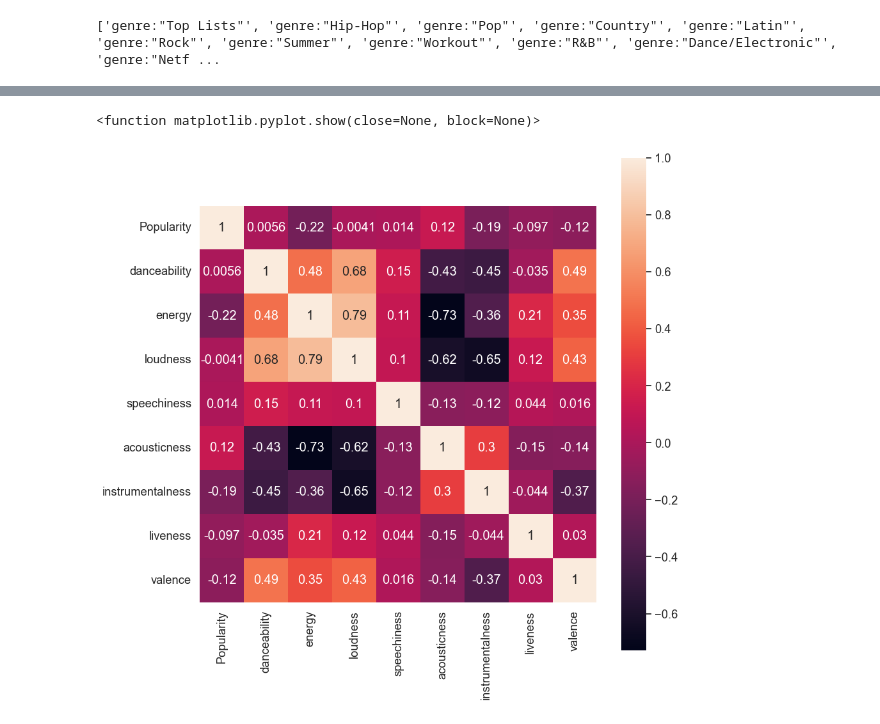
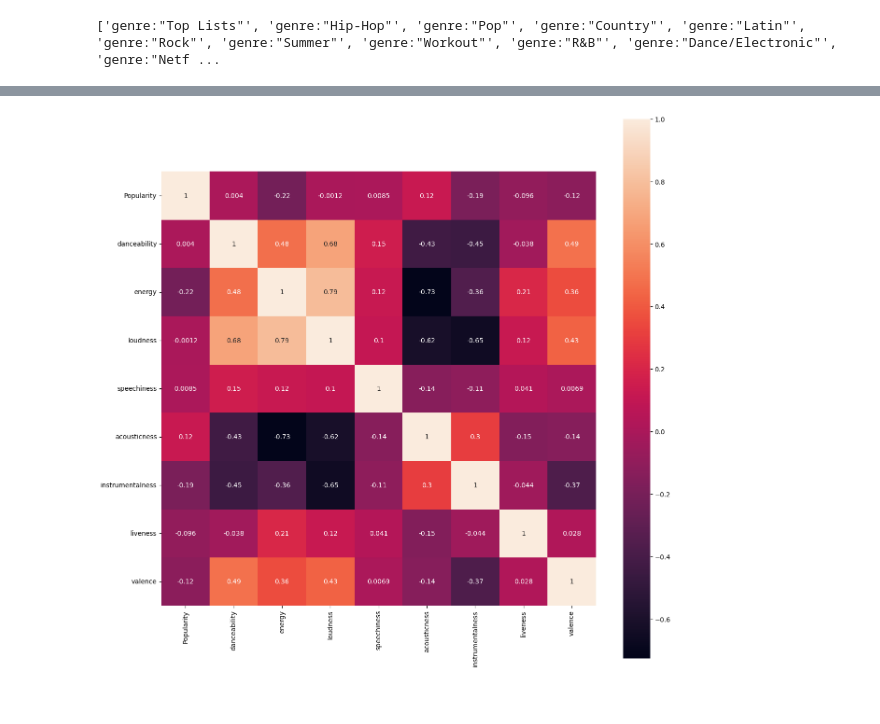
Before and after one commit to pd23041/2355980_EMATM0048, a Jupyter notebook: Part2/Crawl_Spotify_API.ipynb, the cells around one changed output, grey strips where cells are left out. Cells and saved outputs as stored; diff of their text form; code cells hidden in the pictures.

```diff
--- a/Part2/Crawl_Spotify_API.ipynb
+++ b/Part2/Crawl_Spotify_API.ipynb
@@ -276,20 +262,23 @@ print(filtered_df.head())
 import matplotlib.pyplot as plt
 import seaborn as sns
 
-# Calculate the average score for each genre
-genre_popularity = filtered_df.groupby('Genres')['Popularity'].mean().reset_index()
-# Average scores obtained by sorting in descending order
-genre_popularity = genre_popularity.sort_values('Popularity', ascending=False)
-# Selection of top 10 data
-top_10 = genre_popularity.head(10)['Genres'].values
 
-df = filtered_df[filtered_df['Genres'].isin(top_10)]
+# genre_popularity = filtered_df.groupby('Genres')['Popularity'].mean().reset_index()
+# genre_popularity = genre_popularity.sort_values('Popularity', ascending=False)
+# top_10 = popularity_top['Genres'].values
+# # print(top_10)
+# df = final_df[final_df['Genres'].isin(top_10)]
 
-df['Release year'] = df['Release year'].astype(int)
+# Grouping of years to prevent overlap
+final_df['Release year'] = final_df['Release year'].astype(int)
+# Grouping by year and style and calculating popularity for each group
+year_genre_popularity = final_df.groupby(['Release year', 'Genres'])['Popularity'].mean().reset_index()
+# print(year_genre_popularity)
+matrix = year_genre_popularity.pivot('Release year',  'Genres', 'Popularity')
+plt.figure(figsize=(15,10))
+sns.heatmap(matrix)
+# sns.lineplot(x='Release year', y='Popularity', hue='Genres', data=year_genre_popularity)
+plt.show()
 
-year_genre_popularity = df.groupby(['Release year', 'Genres'])['Popularity'].mean().reset_index()
-
-plt.figure(figsize=(16,8))
-sns.lineplot(x='Release year', y='Popularity', hue='Genres', data=year_genre_popularity)
-plt.show()
+# As you can see, "Rock" has been popular for years.
 # %% [output]
@@ -302,15 +290,14 @@ See the caveats in the documentation: https://pandas.pydata.org/pandas-docs/stab
 # %%
 import seaborn as sns
 import matplotlib.pyplot as plt
-
+# Selection of features
 features = ['Popularity', 'danceability', 'energy','loudness', 'speechiness', 'acousticness', 'instrumentalness', 'liveness', 'valence']
-
-cor_matrix = filtered_df[features].corr()
-
-plt.figure(figsize=(10,10))
-
-sns.heatmap(cor_matrix, annot=True, square=True)
-plt.show
+# Formation of the feature matrix
+matrix = final_df[features].corr()
+# Define image size
+plt.figure(figsize=(15,15))
+# Heat mapping
+sns.heatmap(matrix, annot=True, square=True)
+plt.show()
 # %% [output]
-<function matplotlib.pyplot.show(close=None, block=None)>
-[figure, old version]
+[figure, new version]
```
Also changed, not shown: parts of 19 cells of this notebook.
